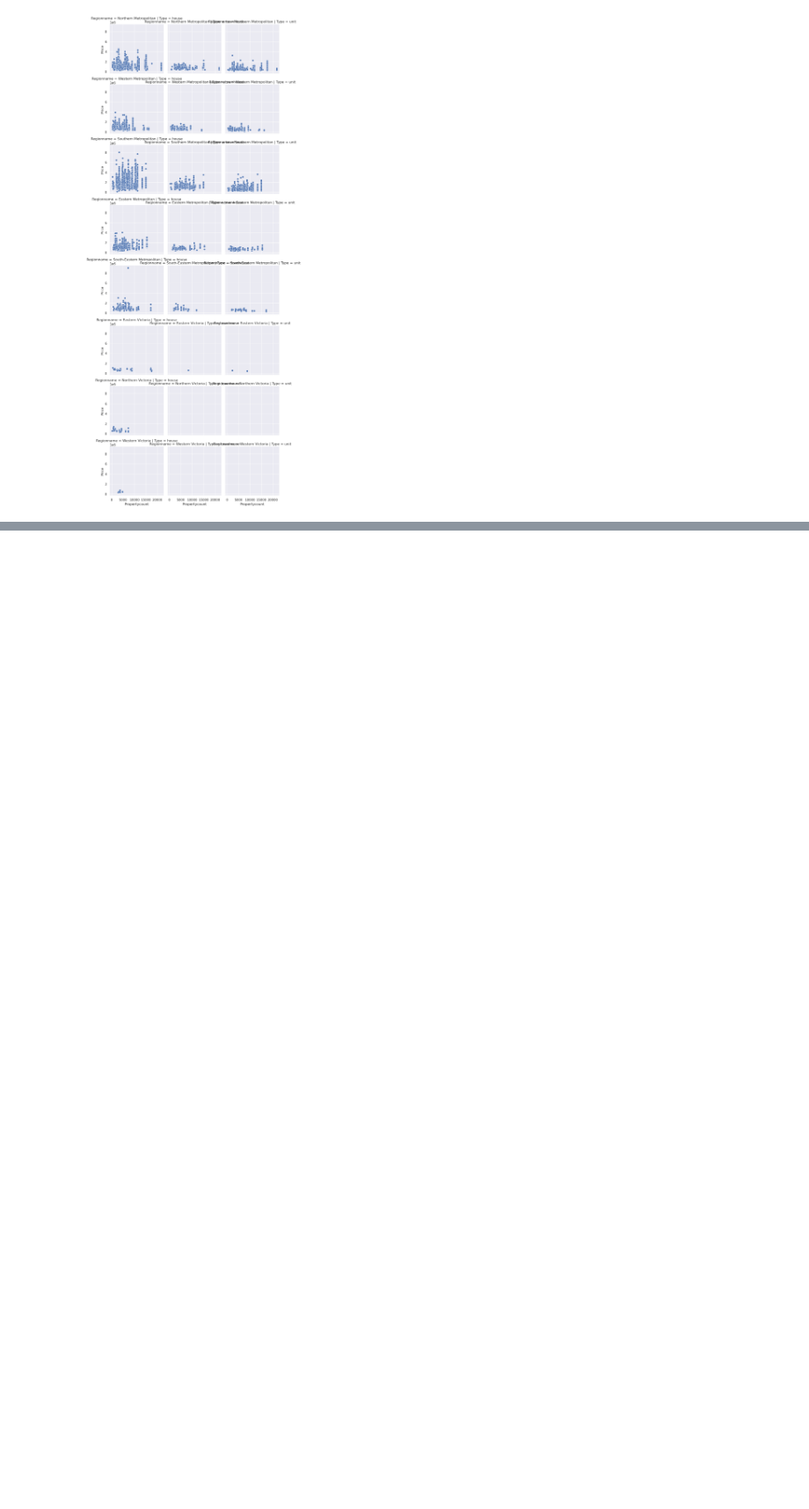
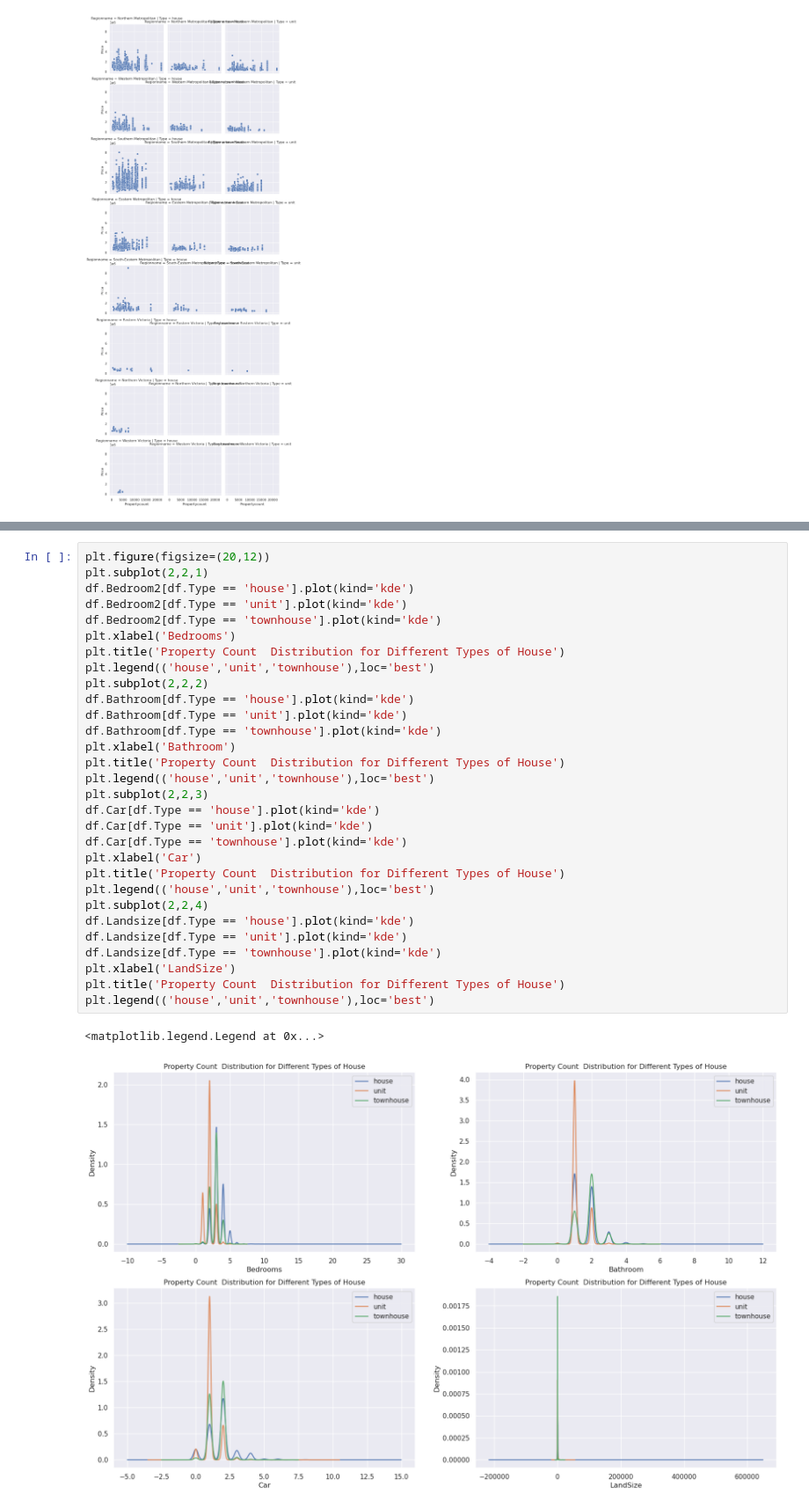
Before and after one commit to ShubhamGupta2505/Dataset-Analysis-Visualization, a Jupyter notebook: pipeline-on-melb-data.ipynb, the cells around one changed output, grey strips where cells are left out. Shown at 88% size. Cells and saved outputs as stored; diff of their text form; blank space fills up the shorter version.

```diff
--- a/pipeline-on-melb-data.ipynb
+++ b/pipeline-on-melb-data.ipynb
@@ -227,0 +283,33 @@ g.map_dataframe(sns.scatterplot,"Propertycount","Price")
+# %%
+plt.figure(figsize=(20,12))
+plt.subplot(2,2,1)
+df.Bedroom2[df.Type == 'house'].plot(kind='kde')
+df.Bedroom2[df.Type == 'unit'].plot(kind='kde')
+df.Bedroom2[df.Type == 'townhouse'].plot(kind='kde')
+plt.xlabel('Bedrooms')
+plt.title('Property Count  Distribution for Different Types of House')
+plt.legend(('house','unit','townhouse'),loc='best')
+plt.subplot(2,2,2)
+df.Bathroom[df.Type == 'house'].plot(kind='kde')
+df.Bathroom[df.Type == 'unit'].plot(kind='kde')
+df.Bathroom[df.Type == 'townhouse'].plot(kind='kde')
+plt.xlabel('Bathroom')
+plt.title('Property Count  Distribution for Different Types of House')
+plt.legend(('house','unit','townhouse'),loc='best')
+plt.subplot(2,2,3)
+df.Car[df.Type == 'house'].plot(kind='kde')
+df.Car[df.Type == 'unit'].plot(kind='kde')
+df.Car[df.Type == 'townhouse'].plot(kind='kde')
+plt.xlabel('Car')
+plt.title('Property Count  Distribution for Different Types of House')
+plt.legend(('house','unit','townhouse'),loc='best')
+plt.subplot(2,2,4)
+df.Landsize[df.Type == 'house'].plot(kind='kde')
+df.Landsize[df.Type == 'unit'].plot(kind='kde')
+df.Landsize[df.Type == 'townhouse'].plot(kind='kde')
+plt.xlabel('LandSize')
+plt.title('Property Count  Distribution for Different Types of House')
+plt.legend(('house','unit','townhouse'),loc='best')
+# %% [output]
+<matplotlib.legend.Legend at 0x...>
+[figure, added]
```
Also changed, not shown: parts of 12 cells of this notebook.
